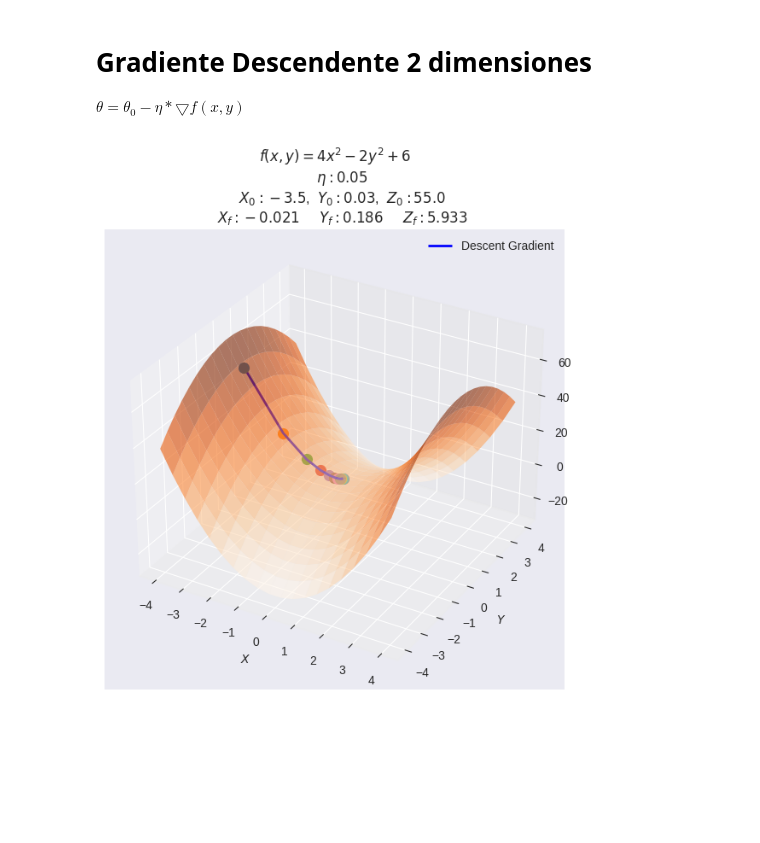
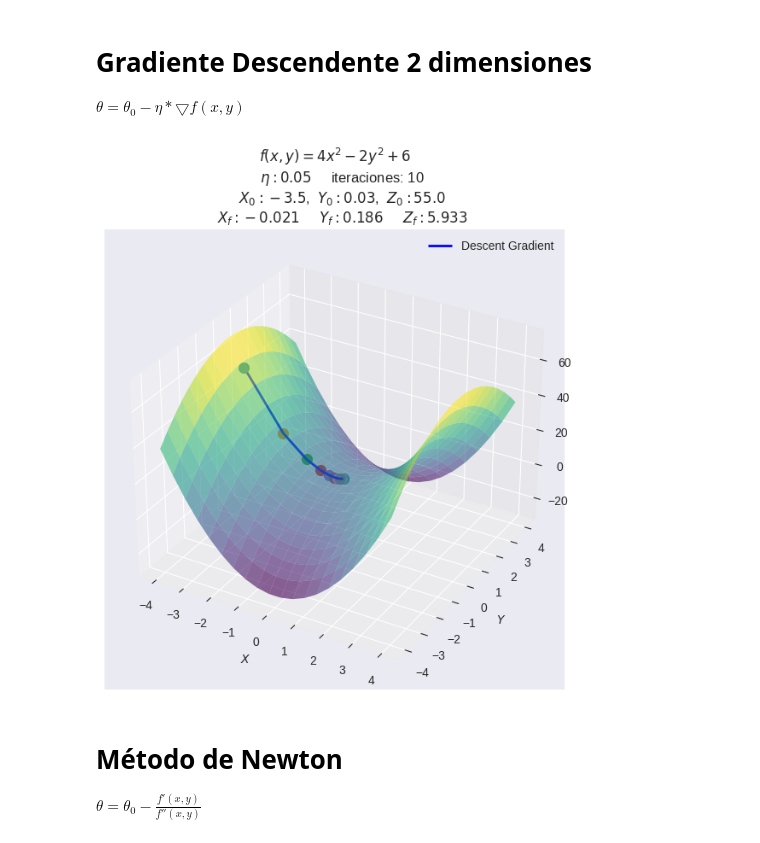
Before and after one commit to Julio-Mendez/Seminarios, a Jupyter notebook: tutoriales.ipynb, the cells around one changed output. Saved outputs shown, nothing was run; the diff lists cells and outputs as text; code cells hidden in the pictures; blank space fills up the shorter version.

```diff
--- a/tutoriales.ipynb
+++ b/tutoriales.ipynb
@@ -122,33 +123,36 @@ VecZg = np.array([VecZ])
 # %%
 nx, ny = (20, 20)
 X = np.linspace(-4, 4, nx)
 Y = np.linspace(-4, 4, ny)
 Xv, Yv = np.meshgrid(X, Y)
 Z = f(Xv, Yv)
 
 fig = plt.figure(figsize=(7, 7))
 ax = fig.add_subplot(111, projection="3d")
 ax.set_title(
     rf"""$ f(x,y)=4x^2 - 2y^2 + 6 $
-    $\eta : {rate}$
+    $\eta : {rate}$     iteraciones: {N_iter}
     $X_0:{VecX[0]}$,  $Y_0:{VecY[0]}$,  $Z_0:{round(VecZ[0],1)}$
     $X_f: {round(Xini,3)}$     $Y_f: {round(Yini,3)}$     $Z_f: {round(Zini,3)}$"""
 )
 ax.plot_wireframe(
     VecX,
     VecY,
     VecZg,
     color="blue",
     linewidth=2,
     label=rf"Descent Gradient",
 )
-ax.plot_surface(Xv, Yv, Z, cmap="Oranges", alpha=0.6)
+ax.plot_surface(Xv, Yv, Z, cmap=cm.viridis, alpha=0.6)
 ax.legend()
 for i in range(len(VecZ)):
     ax.scatter(VecX[i], VecY[i], VecZ[i], "yellow", linewidths=5)
 ax.set_xlabel("$X$")
 ax.set_ylabel("$Y$")
 ax.set_zlabel("$f(x)$")
 plt.show()
 # %% [output]
-[figure, old version]
+[figure, new version]
+# %% [markdown]
+# Método de Newton
+$\theta = \theta_0 - \frac{f'(x,y)}{f''(x,y)}$
```
Also changed, not shown: parts of 6 cells of this notebook, 1 other file.
